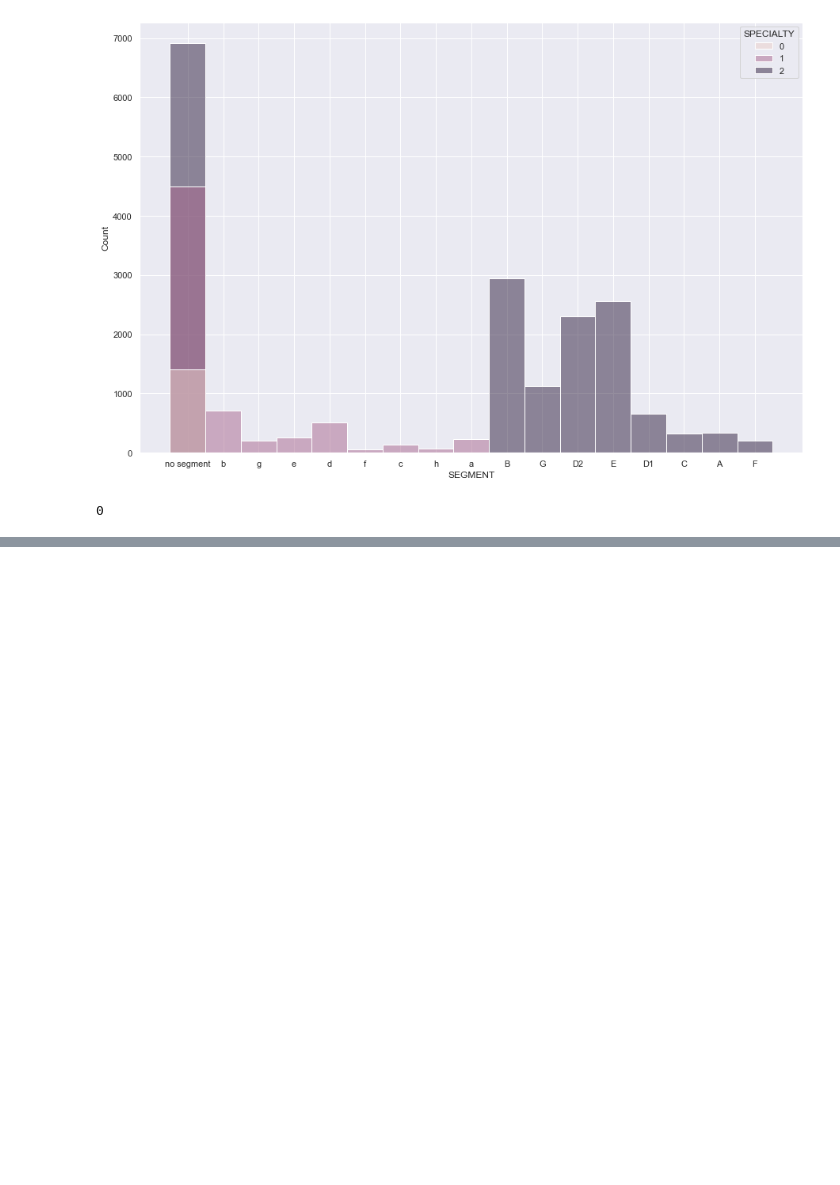
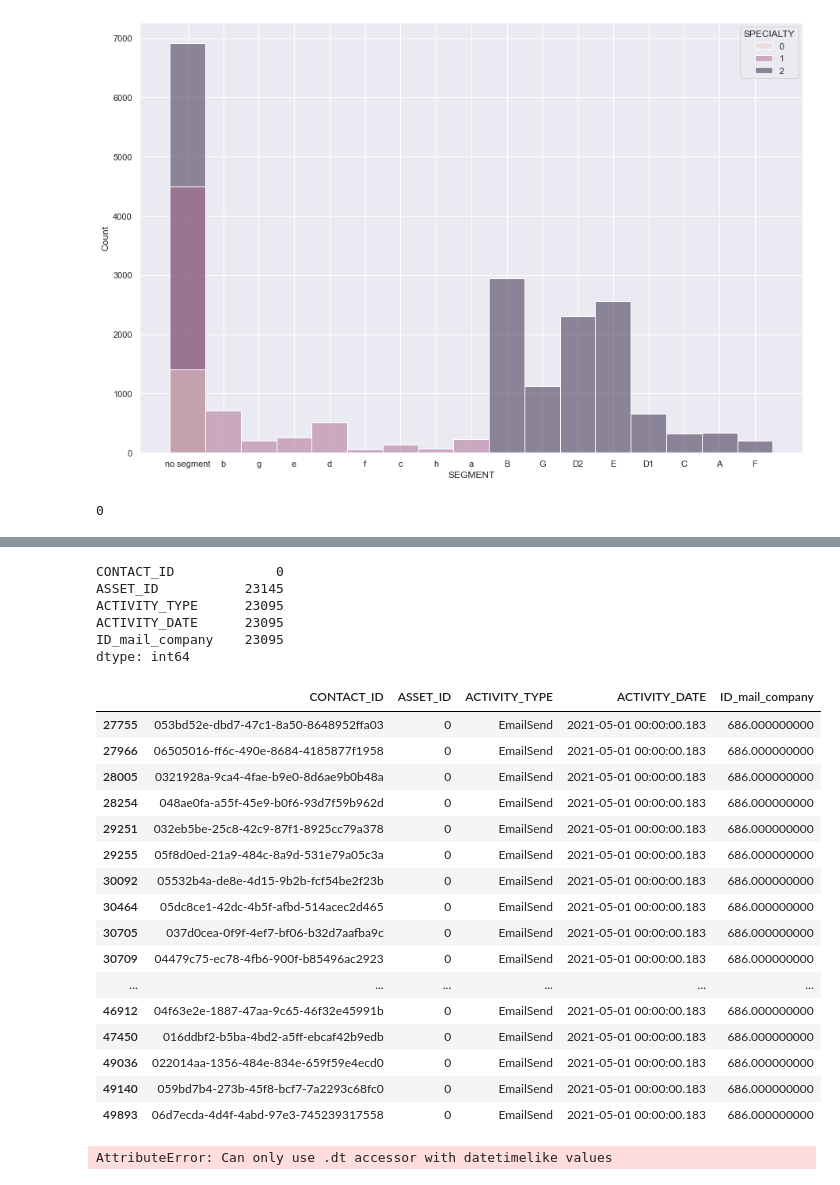
Before and after one commit to IvanovNA01/test_task_junior, a Jupyter notebook: test_to_jun1.ipynb, the cells around one changed output, grey strips where cells are left out. Saved outputs shown, nothing was run; the diff lists cells and outputs as text; code cells hidden in the pictures; blank space fills up the shorter version.

```diff
--- a/test_to_jun1.ipynb
+++ b/test_to_jun1.ipynb
@@ -105,0 +118,10 @@ Name: BRANDS, dtype: int64
+# %%
+"""Просмотрим отправленные письма:
+    Junior_e_send:
+    CONTACT_ID - ID косметолога
+    ASSET_ID - ID имейла
+    ACTIVITY_TYPE - действие над имейлом
+    ACTIVITY_DATE - время совершения действия
+    CAMPAIGN_ID - ID email кампании
+"""
+company_mail_send = pd.read_pickle("./junior_e_send.pkl").rename(columns={'CAMPAIGN_ID':'ID_mail_company'})
@@ -105,0 +144,37 @@ Name: BRANDS, dtype: int64
+# %%
+# пустые строки в таблице отправленых писем вероятно возникли по причине сбоя в отправке - полезной информации не несут, значит можно их удалить!
+company_mail_send.isnull().sum()
+# %% [output]
+CONTACT_ID             0
+ASSET_ID           23145
+ACTIVITY_TYPE      23095
+ACTIVITY_DATE      23095
+ID_mail_company    23095
+dtype: int64
+# %%
+company_mail_send = company_mail_send.fillna(0)
+company_mail_send = company_mail_send.query('ID_mail_company > 0')
+# %%
+company_mail_send['ASSET_ID'] = company_mail_send.ASSET_ID.astype(int)
+company_mail_send['ID_mail_company'] = company_mail_send.ID_mail_company.astype(int)
+# %%
+# Как видно у всех строк с ASSET_ID=0 был сбой отправки в один момент времени - полезной информации нет, можно удалять.
+company_mail_send.query('ASSET_ID == 0')
+# %% [output]
+|  | CONTACT_ID | ASSET_ID | ACTIVITY_TYPE | ACTIVITY_DATE | ID_mail_company |
+| 27755 | 053bd52e-dbd7-47c1-8a50-8648952ffa03 | 0 | EmailSend | 2021-05-01 00:00:00.183 | 686.000000000 |
+| 27966 | 06505016-ff6c-490e-8684-4185877f1958 | 0 | EmailSend | 2021-05-01 00:00:00.183 | 686.000000000 |
+| 28005 | 0321928a-9ca4-4fae-b9e0-8d6ae9b0b48a | 0 | EmailSend | 2021-05-01 00:00:00.183 | 686.000000000 |
+| 28254 | 048ae0fa-a55f-45e9-b0f6-93d7f59b962d | 0 | EmailSend | 2021-05-01 00:00:00.183 | 686.000000000 |
+| 29251 | 032eb5be-25c8-42c9-87f1-8925cc79a378 | 0 | EmailSend | 2021-05-01 00:00:00.183 | 686.000000000 |
+| 29255 | 05f8d0ed-21a9-484c-8a9d-531e79a05c3a | 0 | EmailSend | 2021-05-01 00:00:00.183 | 686.000000000 |
+| 30092 | 05532b4a-de8e-4d15-9b2b-fcf54be2f23b | 0 | EmailSend | 2021-05-01 00:00:00.183 | 686.000000000 |
+| 30464 | 05dc8ce1-42dc-4b5f-afbd-514acec2d465 | 0 | EmailSend | 2021-05-01 00:00:00.183 | 686.000000000 |
+| 30705 | 037d0cea-0f9f-4ef7-bf06-b32d7aafba9c | 0 | EmailSend | 2021-05-01 00:00:00.183 | 686.000000000 |
+| 30709 | 04479c75-ec78-4fb6-900f-b85496ac2923 | 0 | EmailSend | 2021-05-01 00:00:00.183 | 686.000000000 |
+| ... | ... | ... | ... | ... | ... |
+| 46912 | 04f63e2e-1887-47aa-9c65-46f32e45991b | 0 | EmailSend | 2021-05-01 00:00:00.183 | 686.000000000 |
+| 47450 | 016ddbf2-b5ba-4bd2-a5ff-ebcaf42b9edb | 0 | EmailSend | 2021-05-01 00:00:00.183 | 686.000000000 |
+| 49036 | 022014aa-1356-484e-834e-659f59e4ecd0 | 0 | EmailSend | 2021-05-01 00:00:00.183 | 686.000000000 |
+| 49140 | 059bd7b4-273b-45f8-bcf7-7a2293c68fc0 | 0 | EmailSend | 2021-05-01 00:00:00.183 | 686.000000000 |
+| 49893 | 06d7ecda-4d4f-4abd-97e3-745239317558 | 0 | EmailSend | 2021-05-01 00:00:00.183 | 686.000000000 |
@@ -105,0 +183,4 @@ Name: BRANDS, dtype: int64
+# %%
+company_mail_send['date_send'] = company_mail_send.ACTIVITY_DATE.dt.date
+# %% [output]
+AttributeError: Can only use .dt accessor with datetimelike values
```
Also changed, not shown: parts of 9 cells of this notebook.
